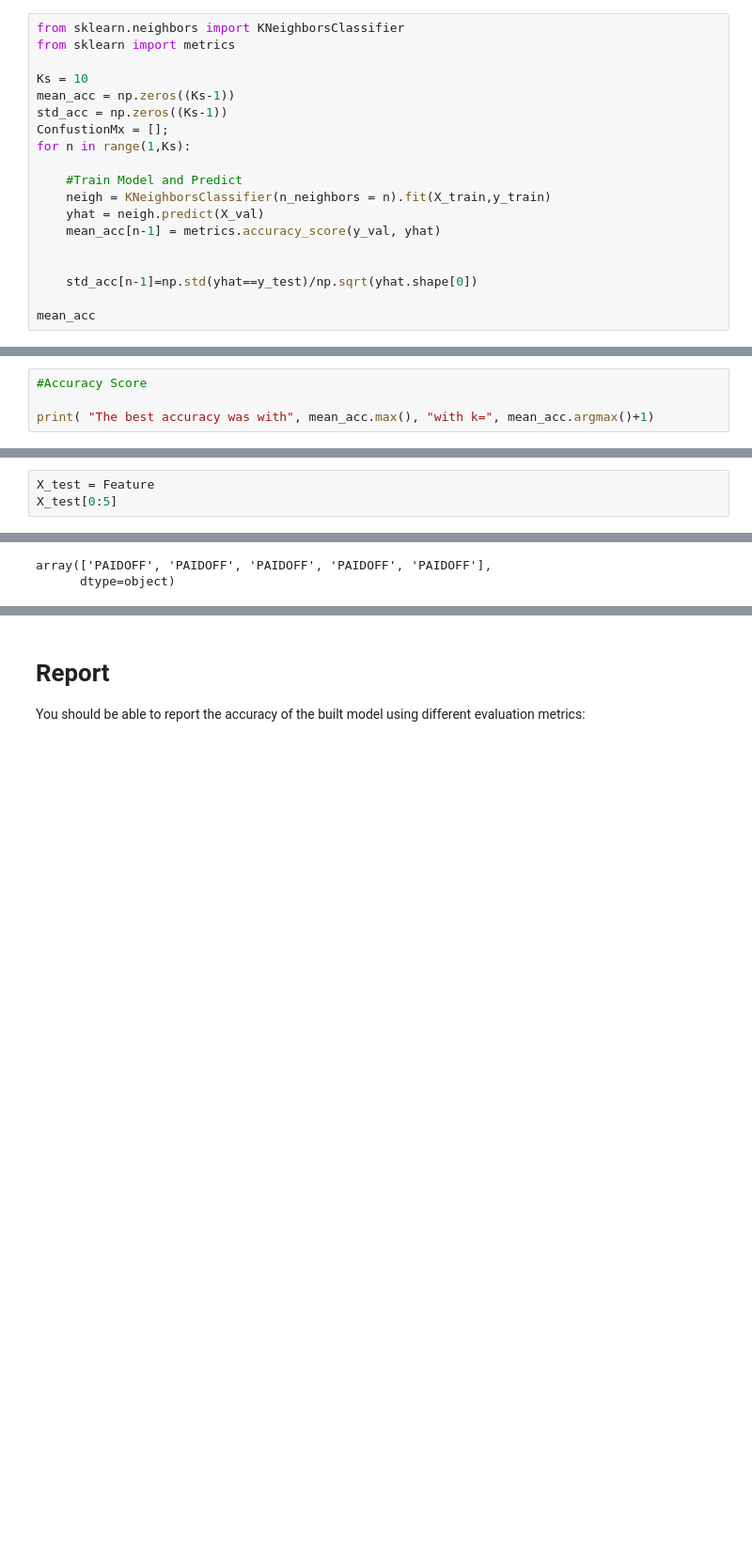
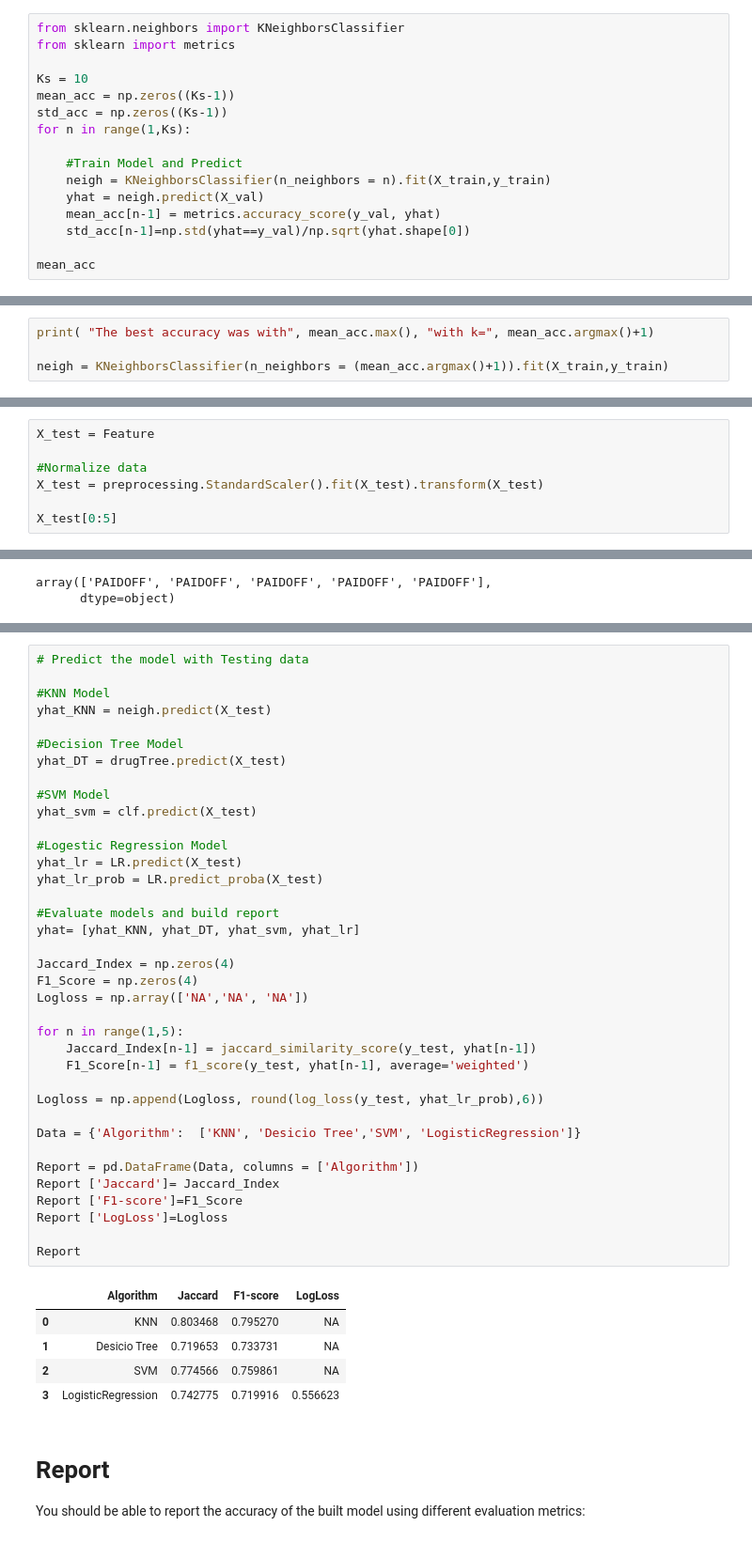
Before and after one commit to akanshagautam3751/coursera-capstone-project, a Jupyter notebook: classification-ml-problem.ipynb, the cells around one changed output, grey strips where cells are left out. Shown: that part at 94% size. Cells and saved outputs as stored; diff of their text form; blank space fills up the shorter version.

```diff
--- a/classification-ml-problem.ipynb
+++ b/classification-ml-problem.ipynb
@@ -300,25 +300,22 @@ from sklearn import metrics
 Ks = 10
 mean_acc = np.zeros((Ks-1))
 std_acc = np.zeros((Ks-1))
-ConfustionMx = [];
 for n in range(1,Ks):
 
     #Train Model and Predict
     neigh = KNeighborsClassifier(n_neighbors = n).fit(X_train,y_train)
     yhat = neigh.predict(X_val)
     mean_acc[n-1] = metrics.accuracy_score(y_val, yhat)
-
-
-    std_acc[n-1]=np.std(yhat==y_test)/np.sqrt(yhat.shape[0])
+    std_acc[n-1]=np.std(yhat==y_val)/np.sqrt(yhat.shape[0])
 
 mean_acc
 # %% [output]
 array([0.67142857, 0.65714286, 0.71428571, 0.68571429, 0.75714286,
        0.71428571, 0.78571429, 0.75714286, 0.75714286])
 # %%
-#Accuracy Score
+print( "The best accuracy was with", mean_acc.max(), "with k=", mean_acc.argmax()+1)
 
-print( "The best accuracy was with", mean_acc.max(), "with k=", mean_acc.argmax()+1)
+neigh = KNeighborsClassifier(n_neighbors = (mean_acc.argmax()+1)).fit(X_train,y_train)
 # %% [output]
 The best accuracy was with 0.7857142857142857 with k= 7
 # %% [markdown]
@@ -465,5 +471,9 @@ Feature_test.head()
 | 4 | 1000 | 30 | 29 | 0 | 1 | 0 | 0 | 1 | 1.0 | ... |
 # %%
 X_test = Feature
+
+#Normalize data
+X_test = preprocessing.StandardScaler().fit(X_test).transform(X_test)
+
 X_test[0:5]
 # %% [output]
@@ -498,3 +504,46 @@ Test set Accuracy:  0.7514450867052023
+# %%
+# Predict the model with Testing data
+
+#KNN Model
+yhat_KNN = neigh.predict(X_test)
+
+#Decision Tree Model
+yhat_DT = drugTree.predict(X_test)
+
+#SVM Model
+yhat_svm = clf.predict(X_test)
+
+#Logestic Regression Model
+yhat_lr = LR.predict(X_test)
+yhat_lr_prob = LR.predict_proba(X_test)
+
+#Evaluate models and build report
+yhat= [yhat_KNN, yhat_DT, yhat_svm, yhat_lr]
+
+Jaccard_Index = np.zeros(4)
+F1_Score = np.zeros(4)
+Logloss = np.array(['NA','NA', 'NA'])
+
+for n in range(1,5):
+    Jaccard_Index[n-1] = jaccard_similarity_score(y_test, yhat[n-1])
+    F1_Score[n-1] = f1_score(y_test, yhat[n-1], average='weighted')
+
+Logloss = np.append(Logloss, round(log_loss(y_test, yhat_lr_prob),6))
+
+Data = {'Algorithm':  ['KNN', 'Desicio Tree','SVM', 'LogisticRegression']}
+
+Report = pd.DataFrame(Data, columns = ['Algorithm'])
+Report ['Jaccard']= Jaccard_Index
+Report ['F1-score']=F1_Score
+Report ['LogLoss']=Logloss
+
+Report
+# %% [output]
+|  | Algorithm | Jaccard | F1-score | LogLoss |
+| 0 | KNN | 0.803468 | 0.795270 | NA |
+| 1 | Desicio Tree | 0.719653 | 0.733731 | NA |
+| 2 | SVM | 0.774566 | 0.759861 | NA |
+| 3 | LogisticRegression | 0.742775 | 0.719916 | 0.556623 |
 # %% [markdown]
 # Report
 You should be able to report the accuracy of the built model using different evaluation metrics:
```
Also changed, not shown: parts of 11 cells of this notebook.
